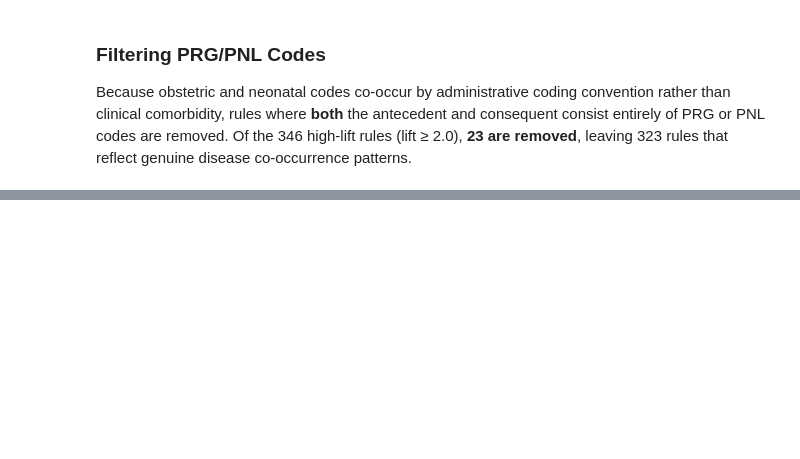
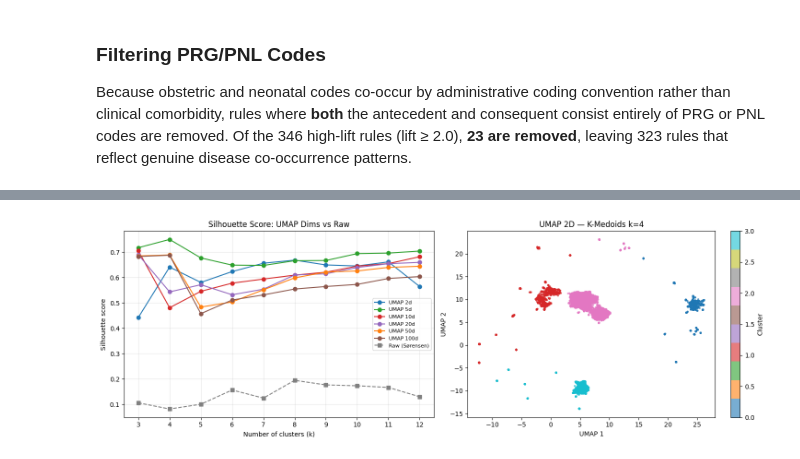
Before and after one commit to stellasdong/676_project, a Jupyter notebook: final.ipynb, the cells around one changed output, grey strips where cells are left out. Saved outputs shown, nothing was run; the diff lists cells and outputs as text; code cells hidden in the pictures; blank space fills up the shorter version.

Commit message:
add clustering to final.ipynb

```diff
--- a/final.ipynb
+++ b/final.ipynb
@@ -456,0 +687,94 @@ This is consistent with the clinical concept of **metabolic syndrome**, where in
+# %%
+import umap
+from sklearn_extra.cluster import KMedoids
+from sklearn.metrics import silhouette_score
+from scipy.spatial.distance import pdist, squareform
+
+# Original matrix has 400+ CCSR features.
+# 2-20d is very aggressive; include 50 and 100 to better preserve variance.
+umap_dims = [2, 5, 10, 20, 50, 100]
+umap_results = {}
+
+for n_comp in umap_dims:
+    print(f"\nFitting UMAP (n_components={n_comp})...")
+    reducer = umap.UMAP(
+        n_components=n_comp,
+        metric='jaccard',
+        n_neighbors=15,
+        min_dist=0.1,
+        random_state=RANDOM_SEED
+    )
+    X_umap = reducer.fit_transform(X_ccsr_binary)
+
+    # Replace any NaNs with column means (rare UMAP convergence issue)
+    nan_mask = np.isnan(X_umap)
+    if nan_mask.any():
+        print(f"  Warning: {nan_mask.sum()} NaN values — imputing with column means")
+        col_means = np.nanmean(X_umap, axis=0)
+        X_umap[nan_mask] = np.take(col_means, np.where(nan_mask)[1])
+
+    emb_dist = squareform(pdist(X_umap, metric='euclidean'))
+
+    K_MIN, K_MAX = 3, 12
+    k_range = range(K_MIN, K_MAX + 1)
+    sils, inertias, all_labels = [], [], {}
+
+    for k in k_range:
+        km = KMedoids(n_clusters=k, metric='precomputed',
+                      random_state=RANDOM_SEED, init='k-medoids++')
+        labels = km.fit_predict(emb_dist)
+        inertias.append(km.inertia_)
+        sil = silhouette_score(emb_dist, labels, metric='precomputed')
+        sils.append(sil)
+        all_labels[k] = labels
+        print(f"  k={k:2d}  inertia={km.inertia_:,.4f}  silhouette={sil:.4f}")
+
+    umap_results[n_comp] = {
+        'silhouette': sils, 'inertia': inertias,
+        'embedding': X_umap, 'labels': all_labels
+    }
+
+# --- Silhouette comparison plot ---
+K_MIN, K_MAX = 3, 12
+k_range = range(K_MIN, K_MAX + 1)
+colors = {2: 'tab:blue', 5: 'tab:green', 10: 'tab:red',
+          20: 'tab:purple', 50: 'tab:orange', 100: 'tab:brown'}
+
+fig, axes = plt.subplots(1, 2, figsize=(15, 5))
+
+for n_comp in umap_dims:
+    axes[0].plot(list(k_range), umap_results[n_comp]['silhouette'],
+                 marker='o', label=f'UMAP {n_comp}d', color=colors[n_comp])
+axes[0].plot(list(k_range), sil_sorensen,
+             marker='s', linestyle='--', label='Raw (Sørensen)', color='gray')
+axes[0].set_title('Silhouette Score: UMAP Dims vs Raw')
+axes[0].set_xlabel('Number of clusters (k)')
+axes[0].set_ylabel('Silhouette score')
+axes[0].set_xticks(list(k_range))
+axes[0].legend(fontsize=8)
+axes[0].grid(True, alpha=0.3)
+
+# 2D scatter with k=4 clusters
+X_2d = umap_results[2]['embedding']
+labels_2d = umap_results[2]['labels'][4]
+scatter = axes[1].scatter(X_2d[:, 0], X_2d[:, 1],
+                           c=labels_2d, cmap='tab10', s=5, alpha=0.6)
+axes[1].set_title('UMAP 2D — K-Medoids k=4')
+axes[1].set_xlabel('UMAP 1')
+axes[1].set_ylabel('UMAP 2')
+plt.colorbar(scatter, ax=axes[1], label='Cluster')
+plt.tight_layout()
+plt.show()
+
+# --- Find best config across all dims and k ---
+best_sil, best_dim, best_k = -1, None, None
+for n_comp in umap_dims:
+    for i, sil in enumerate(umap_results[n_comp]['silhouette']):
+        k = list(k_range)[i]
+        if sil > best_sil:
+            best_sil, best_dim, best_k = sil, n_comp, k
+
+print(f"\nBest config: UMAP {best_dim}d, k={best_k}, silhouette={best_sil:.4f}")
+print(f"Raw Sørensen best: silhouette={max(sil_sorensen):.4f} at k={list(k_range)[sil_sorensen.index(max(sil_sorensen))]}")
+print(f"Improvement: {best_sil - max(sil_sorensen):+.4f}")
+# %% [output]
@@ -456,0 +798 @@ This is consistent with the clinical concept of **metabolic syndrome**, where in
+[figure, added]
```
Also changed, not shown: parts of 13 cells of this notebook, 2 other files.
